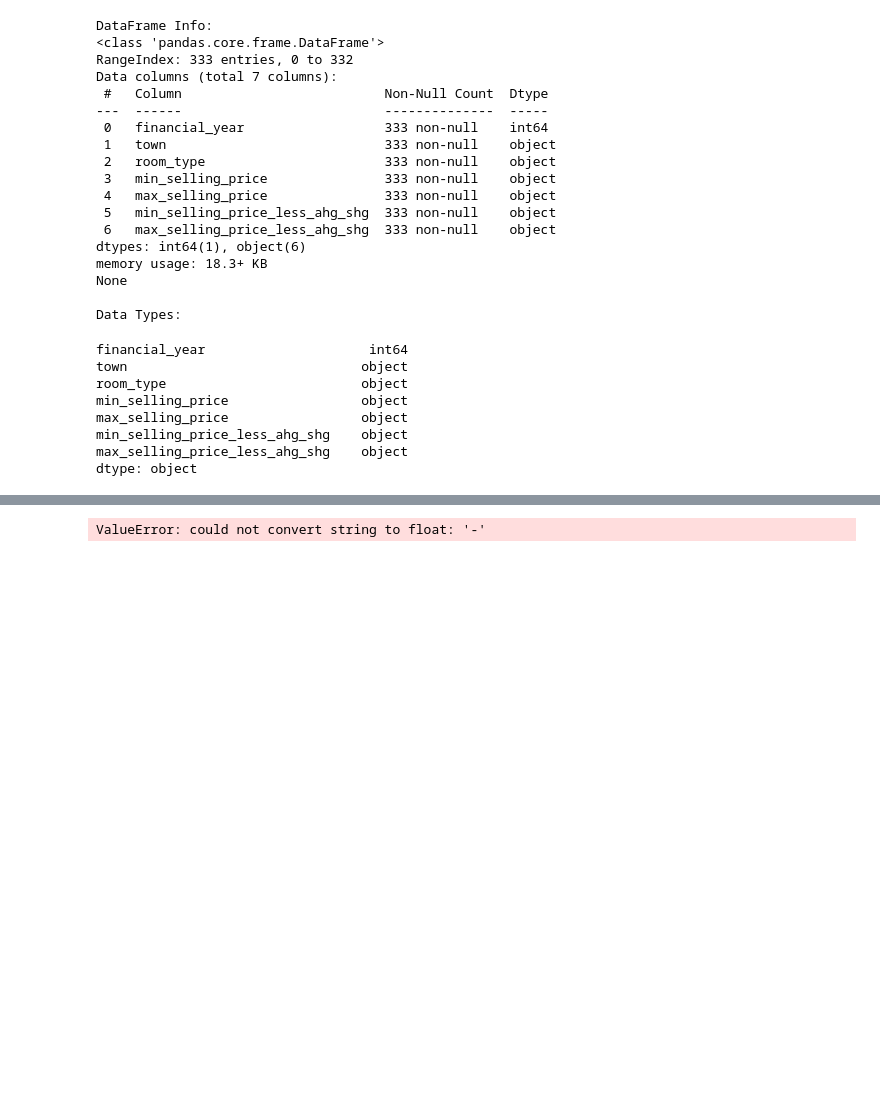
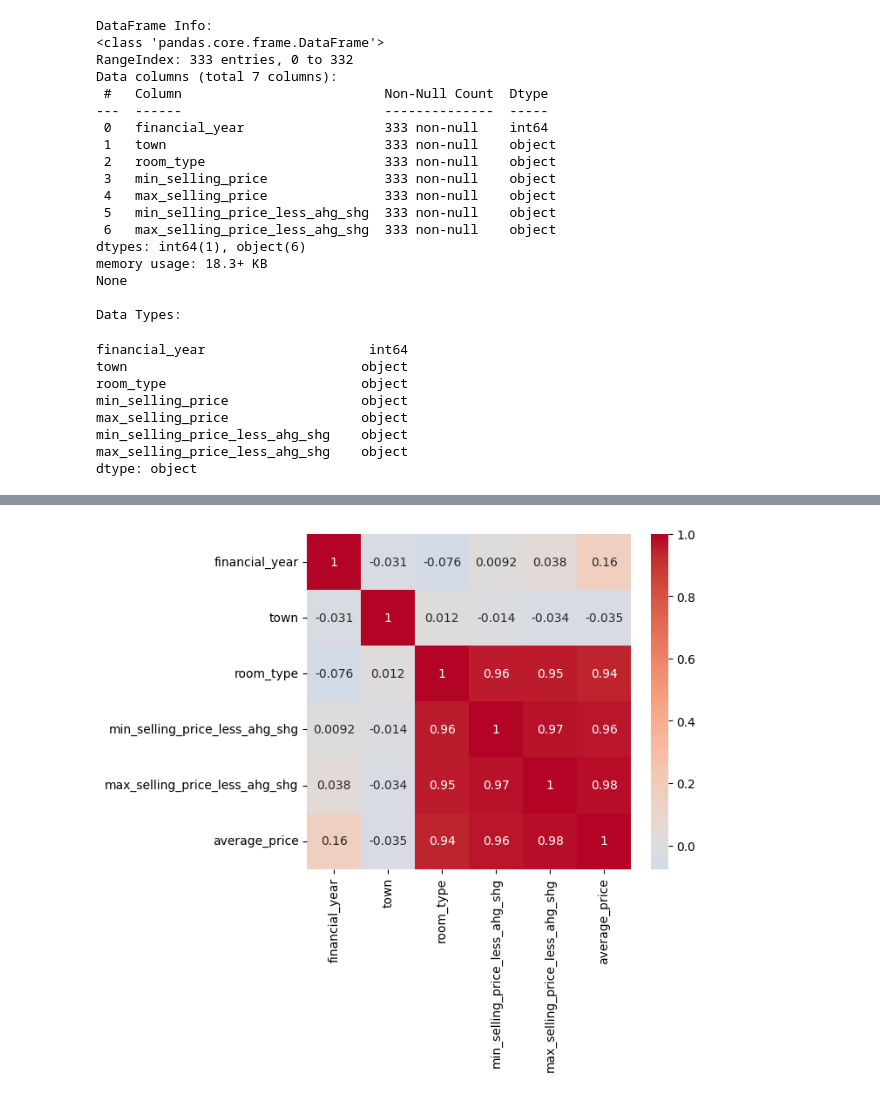
Before and after one commit to Ksnaeh/SVM-BTO-Prices, a Jupyter notebook: SVM-program.ipynb, the cells around one changed output, grey strips where cells are left out. Drawn from its saved outputs; the diff is of its cells as text; code cells hidden in the pictures; blank space fills up the shorter version.

```diff
--- a/SVM-program.ipynb
+++ b/SVM-program.ipynb
@@ -80,0 +89,8 @@ df
+# %%
+#drop the min_selling_price_less_ahg_shg and max_selling_price_less_ahg_shg columns that are 0
+df['min_selling_price_less_ahg_shg'] = pd.to_numeric(df['min_selling_price_less_ahg_shg'], errors='coerce')
+df['max_selling_price_less_ahg_shg'] = pd.to_numeric(df['max_selling_price_less_ahg_shg'], errors='coerce')
+
+df = df[(df['min_selling_price_less_ahg_shg'] > 0) & (df['max_selling_price_less_ahg_shg'] > 0)]
+
+df
@@ -80,0 +111,23 @@ df
+# %%
+import pandas as pd
+import seaborn as sns
+import matplotlib.pyplot as plt
+from sklearn.preprocessing import LabelEncoder
+
+
+# Encode the 'town' attribute as numerical classes
+label_encoder = LabelEncoder()
+df['town'] = label_encoder.fit_transform(df['town'])
+
+
+# Remove "-room" from 'room_type' and convert to integer, handling errors
+def clean_room_type(value):
+    try:
+        return int(value.replace('-room', ''))
+    except:
+        return None
+
+df['room_type'] = df['room_type'].apply(clean_room_type)
+
+# Drop rows with invalid room_type values
+df = df.dropna(subset=['room_type'])
@@ -81,24 +168,14 @@ df
 # %%
-import pandas as pd
-import seaborn as sns
-import matplotlib.pyplot as plt
-
-# One-hot encode the 'towns' attribute
-df = pd.get_dummies(df, columns=['town'])
-
-# Remove "-room" from 'room_type' and convert to integer
-df['room_type'] = df['room_type'].str.replace('-room', '').astype(int)
-
 # Calculate the Spearman correlation matrix
 spearman_corr = df.corr(method='spearman')
 
 # Set up the matplotlib figure
-plt.figure(figsize=(10, 8))
+plt.figure(figsize=(6, 5))
 
 # Draw the heatmap with the mask and correct aspect ratio
 sns.heatmap(spearman_corr, annot=True, cmap='coolwarm', center=0)
 
-# Display the heatmap
+# Display the heatmap (our target variable is 'average_price')
 plt.show()
 # %% [output]
-ValueError: could not convert string to float: '-'
+[figure, added]
```
Also changed, not shown: parts of 9 cells of this notebook, 1 other file.
